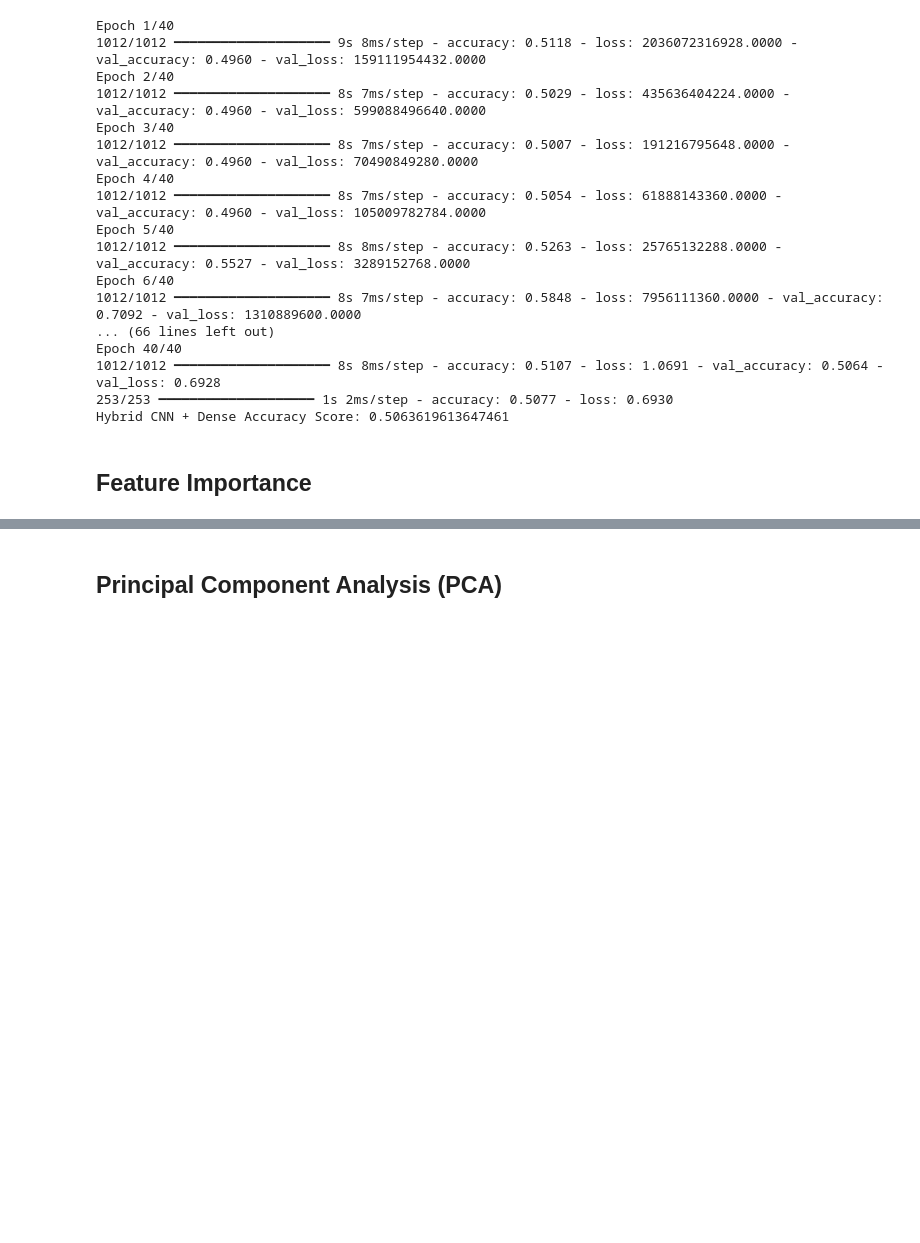
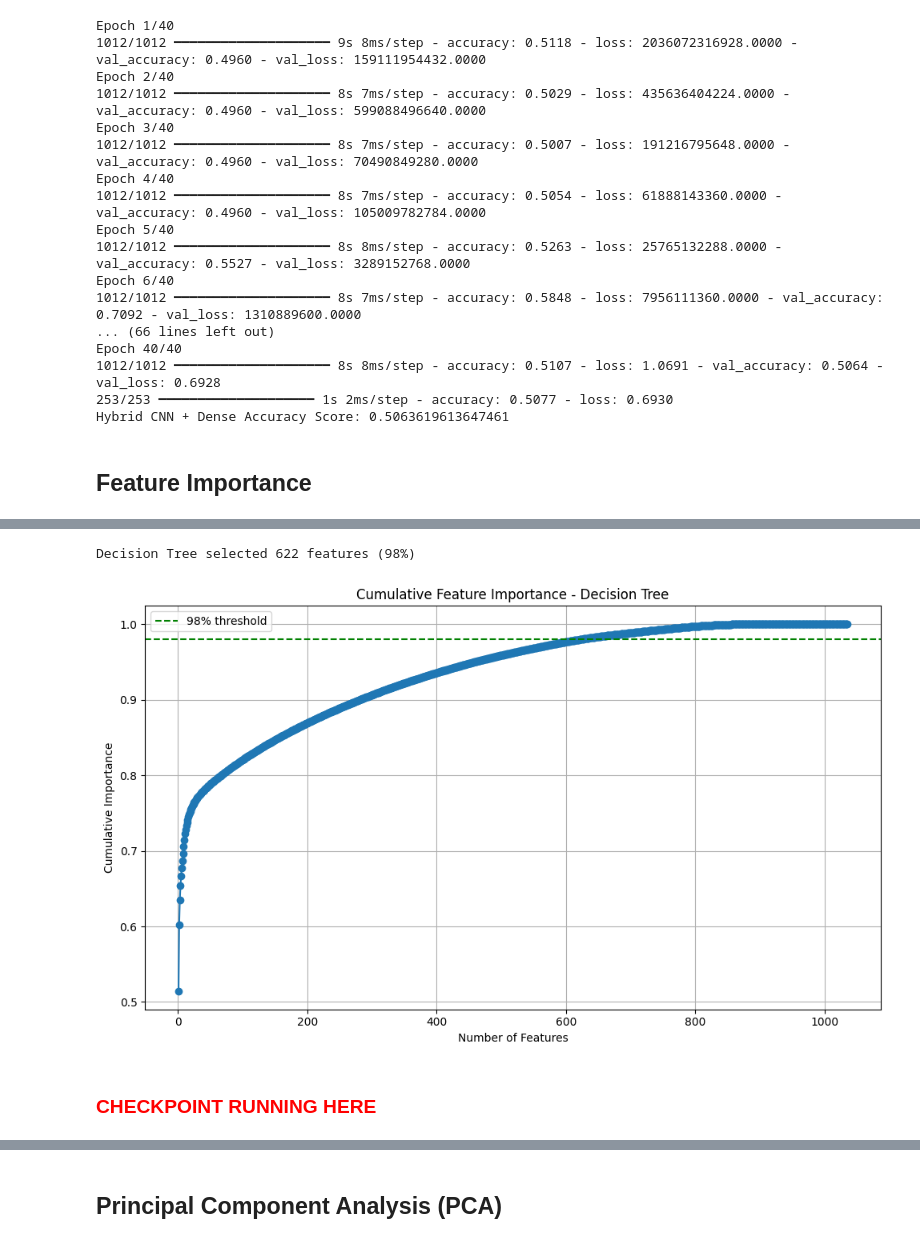
Before and after one commit to JeungHongTay/DA-LOS-WirelessSignalPrediction, a Jupyter notebook: code/classification.ipynb, the cells around one changed output, grey strips where cells are left out. Drawn from its saved outputs; the diff is of its cells as text; code cells hidden in the pictures; blank space fills up the shorter version.

```diff
--- a/code/classification.ipynb
+++ b/code/classification.ipynb
@@ -833,0 +844,26 @@ plt.show()
+# %%
+from sklearn.tree import DecisionTreeClassifier
+
+dt = DecisionTreeClassifier(random_state=42)
+dt.fit(X, y)
+
+dt_importances = dt.feature_importances_
+dt_features = pd.Series(dt_importances, index=X.columns).sort_values(ascending=False)
+cumulative_dt = dt_features.cumsum()
+
+dt_selected_features = dt_features[cumulative_dt <= 0.98].index
+print(f"Decision Tree selected {len(dt_selected_features)} features (98%)")
+
+plt.figure(figsize=(10, 6))
+plt.plot(np.arange(1, len(cumulative_dt) + 1), cumulative_dt.values, marker='o')
+plt.axhline(y=0.98, color='g', linestyle='--', label='98% threshold')
+plt.xlabel('Number of Features')
+plt.ylabel('Cumulative Importance')
+plt.title('Cumulative Feature Importance - Decision Tree')
+plt.legend()
+plt.grid(True)
+plt.tight_layout()
+plt.show()
+# %% [output]
+Decision Tree selected 622 features (98%)
+[figure, added]
@@ -833,0 +874,2 @@ plt.show()
+# %% [markdown]
+### <font color='red'> CHECKPOINT RUNNING HERE</font>
```
Also changed, not shown: parts of 38 cells of this notebook.
